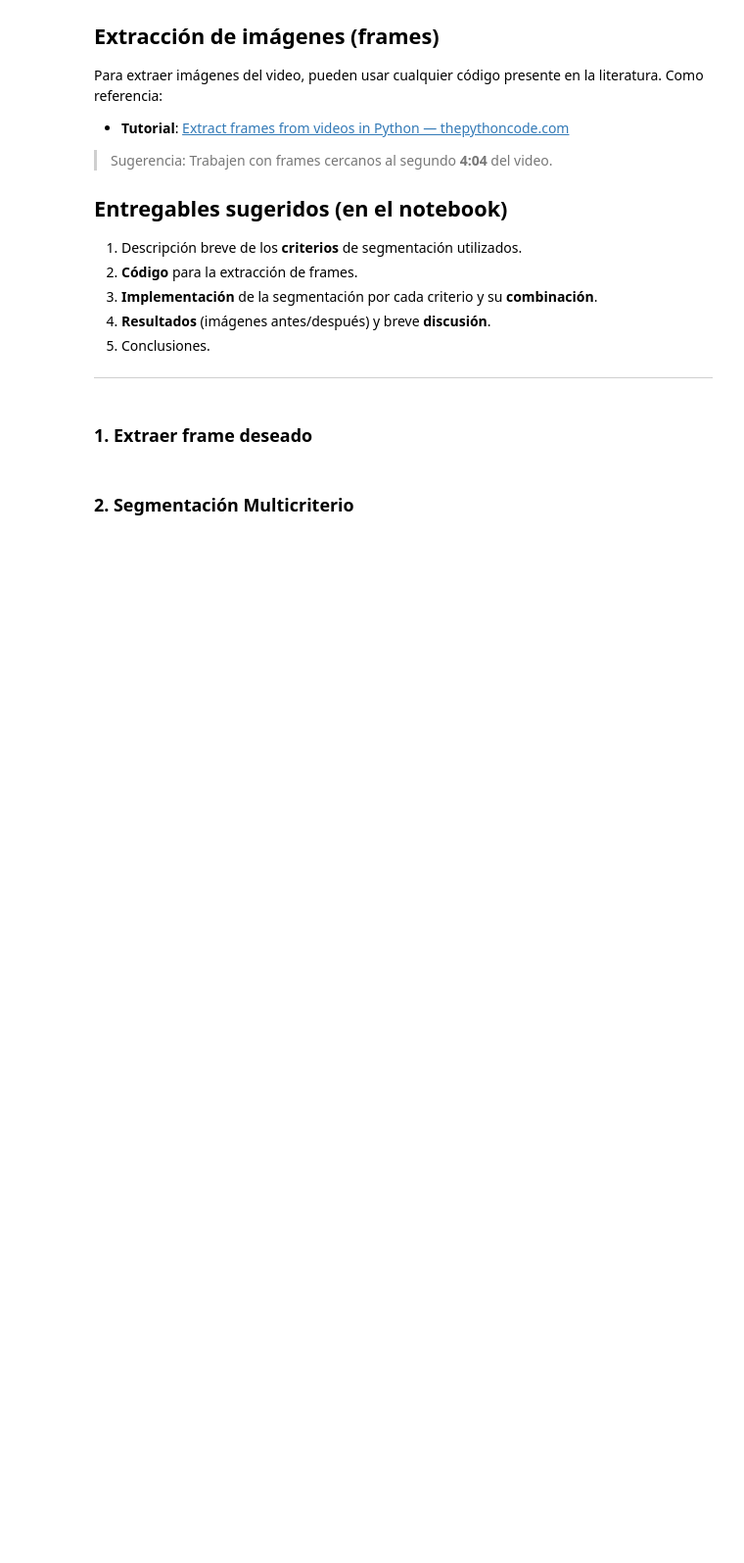
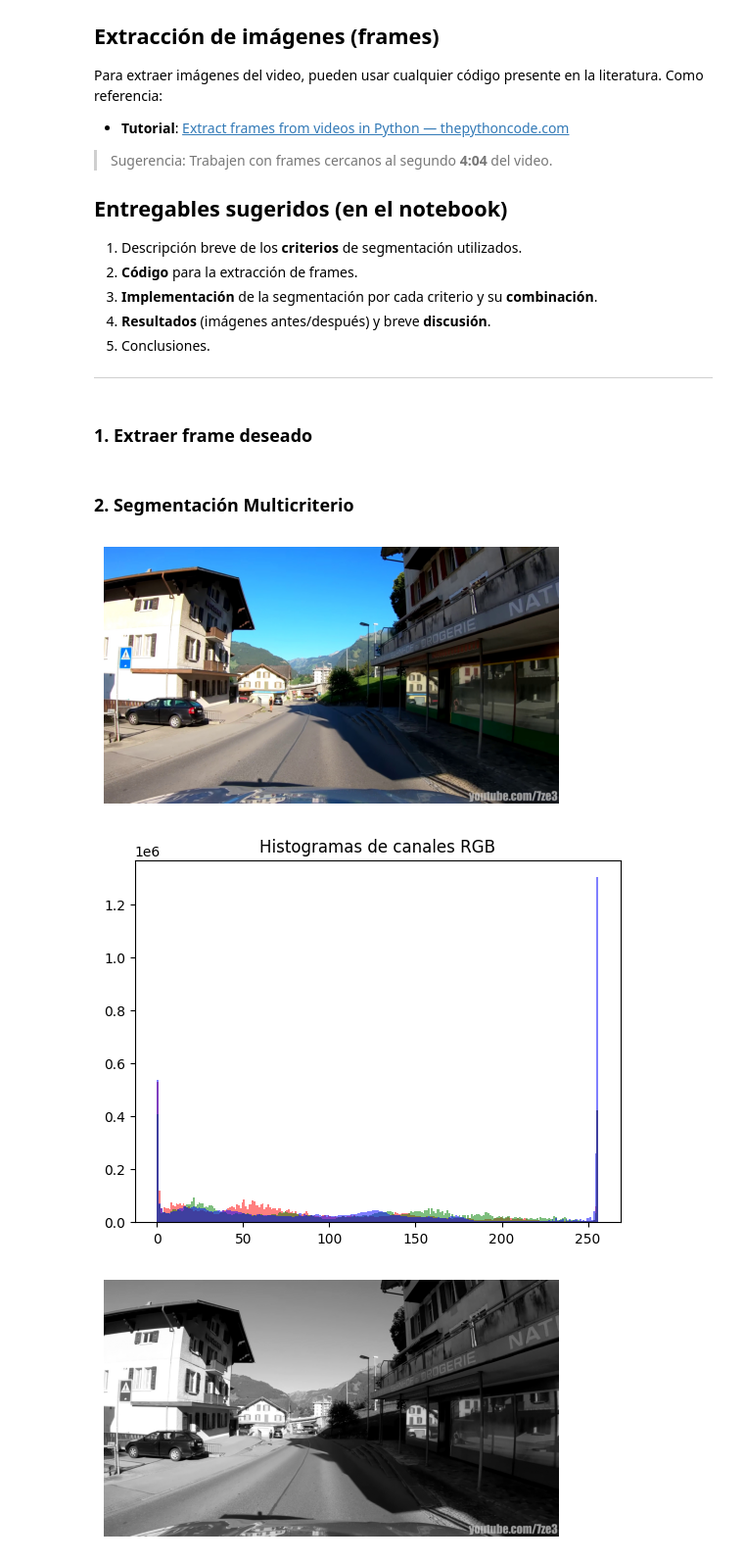
Before and after one commit to KalebG13/Sistemas-de-vision, a Jupyter notebook: Tarea1/Tarea1.ipynb, the cells around one changed output. Shown at 98% size. Drawn from its saved outputs; the diff is of its cells as text; code cells hidden in the pictures; blank space fills up the shorter version.

Commit message:
Codigo de las imagenes

```diff
--- a/Tarea1/Tarea1.ipynb
+++ b/Tarea1/Tarea1.ipynb
@@ -108,3 +109,81 @@ if __name__ == "__main__":
 ### 2. Segmentación Multicriterio
 # %%
 # Segmentación multicriterio
+
+# Segmentación por HSI
+
+import cv2
+import numpy as np
+import matplotlib.pyplot as plt
+import os
+
+#Para ambas segmentaciones se va a utilizar el frame #1 del segundo 4:05.
+im = cv2.imread('video_segment-opencv/frame5.jpg', cv2.IMREAD_COLOR)
+assert im is not None, "file could not be read, check with os.path.exists()"
+# Convert BGR to RGB for matplotlib
+im_rgb = cv2.cvtColor(im, cv2.COLOR_BGR2RGB)
+plt.figure(figsize=(6,6))
+plt.imshow(im_rgb)
+plt.axis('off')
+plt.show()
+
+# Mostrar histograma para cada canal de color
+colors = ('r','g','b')
+for i, col in enumerate(colors):
+    plt.hist(im_rgb[:,:,i].ravel(), bins=256, range=(0,256), color=col, alpha=0.5)
+plt.title('Histogramas de canales RGB')
+plt.show()
+
+
+imgbw = cv2.imread('video_segment-opencv/frame5.jpg', cv2.IMREAD_GRAYSCALE)
+assert imgbw is not None, "file could not be read, check with os.path.exists()"
+plt.figure(figsize=(6,6))
+plt.imshow(imgbw, cmap='gray', vmin=0, vmax=255)
+plt.axis('off')
+plt.show()
+
+plt.hist(imgbw.ravel(), bins=256, range=(0,256))
+plt.show()
+
+
+
+
+# Convertir la imagen de BGR a HSV
+im_hsv = cv2.cvtColor(im, cv2.COLOR_BGR2HSV)
+
+# (Opcional) visualizar cómo se vería en RGB al interpretar HSV
+im_from_hsv_rgb = cv2.cvtColor(im_hsv, cv2.COLOR_HSV2RGB)
+
+# Mostrar imagen original (RGB) y la imagen en espacio HSV (renderizada) lado a lado
+fig, axs = plt.subplots(1, 2, figsize=(12, 6))
+
+axs[0].imshow(im_hsv)
+axs[0].set_title('Imagen HSV')
+axs[0].axis('off')
+
+axs[1].imshow(im_from_hsv_rgb)
+axs[1].set_title('Imagen en espacio HSV (renderizada)')
+axs[1].axis('off')
+
+plt.tight_layout()
+plt.show()
+
+# Mostrar histograma para cada canal de HSV
+colors_hsv = ('m', 'c', 'y')      # magenta, cyan, amarillo (válidos)
+labels_hsv = ('H', 'S', 'V')
+
+# Nota: en OpenCV H va de 0 a 179, S y V de 0 a 255
+H, S, V = im_hsv[:,:,0], im_hsv[:,:,1], im_hsv[:,:,2]
+
+plt.figure(figsize=(6,4))
+plt.hist(H.ravel(), bins=180, range=(0,179), color=colors_hsv[0], alpha=0.5, label='H (0–179)')
+plt.hist(S.ravel(), bins=256, range=(0,255), color=colors_hsv[1], alpha=0.5, label='S (0–255)')
+plt.hist(V.ravel(), bins=256, range=(0,255), color=colors_hsv[2], alpha=0.5, label='V (0–255)')
+plt.title('Histogramas de canales HSV')
+plt.legend()
+plt.tight_layout()
+plt.show()
+# %% [output]
+[figure, added]
+[figure, added]
+[figure, added]
```
Also changed, not shown: parts of 3 cells of this notebook, 2 other files.
